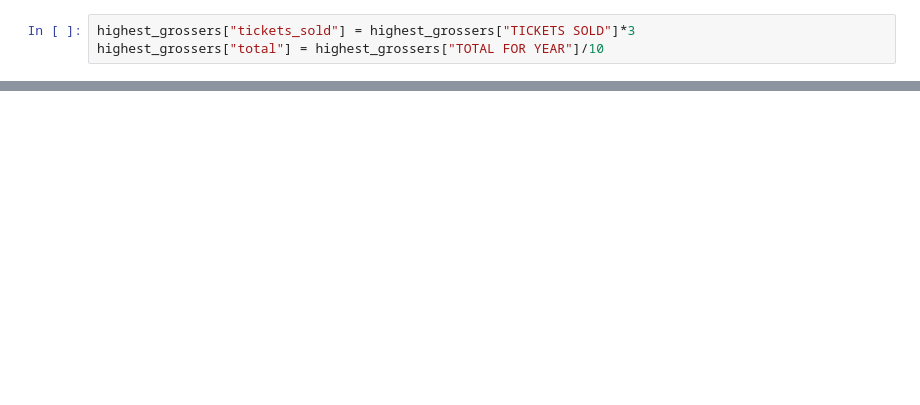
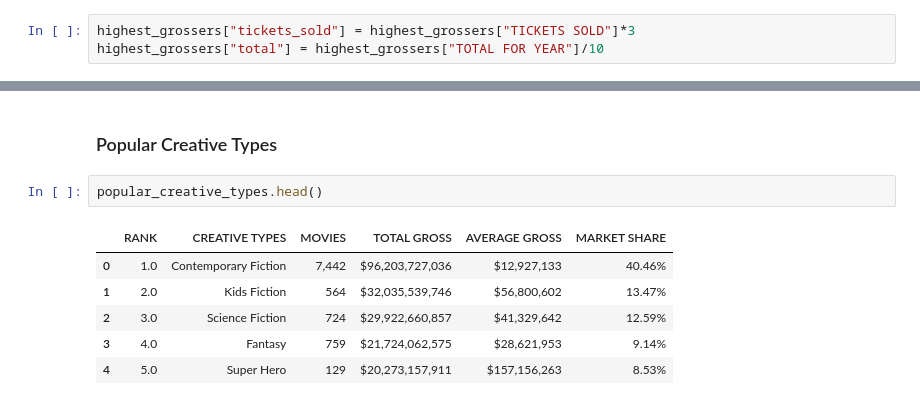
Before and after one commit to kemalozer23/hollywood-market-analysis-kaggle-1, a Jupyter notebook: hollywood.ipynb, the cells around one changed output, grey strips where cells are left out. Saved outputs shown, nothing was run; the diff lists cells and outputs as text; blank space fills up the shorter version.

```diff
--- a/hollywood.ipynb
+++ b/hollywood.ipynb
@@ -262,3 +263,14 @@ fig.update_yaxes(visible=False, showticklabels=False)
 fig.update_layout(template="simple_white")
 
 fig.show()
+# %% [markdown]
+### Popular Creative Types
+# %%
+popular_creative_types.head()
+# %% [output]
+|  | RANK | CREATIVE TYPES | MOVIES | TOTAL GROSS | AVERAGE GROSS | MARKET SHARE |
+| 0 | 1.0 | Contemporary Fiction | 7,442 | $96,203,727,036 | $12,927,133 | 40.46% |
+| 1 | 2.0 | Kids Fiction | 564 | $32,035,539,746 | $56,800,602 | 13.47% |
+| 2 | 3.0 | Science Fiction | 724 | $29,922,660,857 | $41,329,642 | 12.59% |
+| 3 | 4.0 | Fantasy | 759 | $21,724,062,575 | $28,621,953 | 9.14% |
+| 4 | 5.0 | Super Hero | 129 | $20,273,157,911 | $157,156,263 | 8.53% |
```
Also changed, not shown: parts of 20 cells of this notebook.
